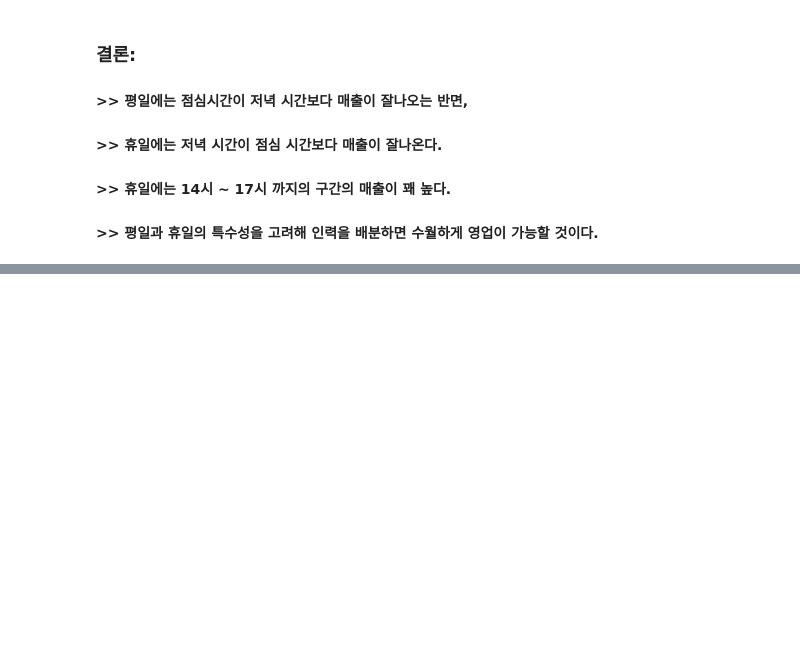
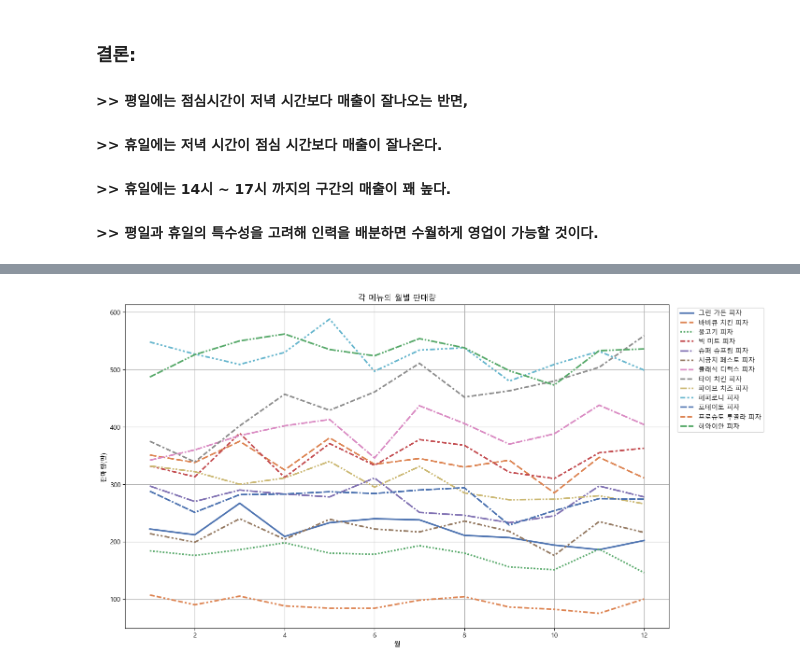
Before and after one commit to changdoong/learning-projects, a Jupyter notebook: pizza_df/pizza_df.ipynb, the cells around one changed output, grey strips where cells are left out. Cells and saved outputs as stored; diff of their text form; code cells hidden in the pictures; blank space fills up the shorter version.

```diff
--- a/pizza_df/pizza_df.ipynb
+++ b/pizza_df/pizza_df.ipynb
@@ -423,0 +463,3 @@ plt.show()
+# %%
+quantity_by_pizza_and_month = pizza_orders_df.groupby(['pizza_name','month'])['quantity'].sum().reset_index()
+quantity_by_pizza_and_month
@@ -423,0 +480,11 @@ plt.show()
+# %%
+plt.rcParams['figure.figsize']=(15,9)
+sns.lineplot(data=quantity_by_pizza_and_month, x='month',y='quantity', hue='pizza_name', style='pizza_name',palette='deep', linewidth=2.5)
+plt.title('각 메뉴의 월별 판매량')
+plt.xlabel('월')
+plt.ylabel('판매량(판)')
+plt.grid(True)
+plt.legend(loc='upper left', bbox_to_anchor=(1.01, 1))
+plt.show()
+# %% [output]
+[figure, added]
```
Also changed, not shown: parts of 10 cells of this notebook.
